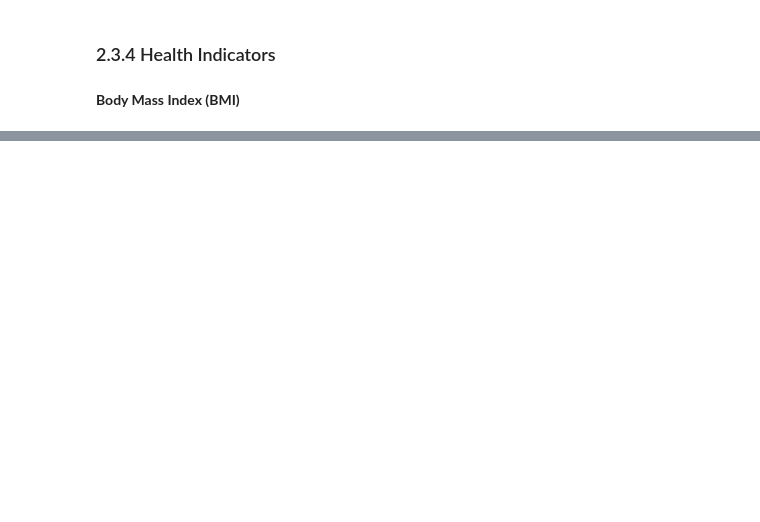
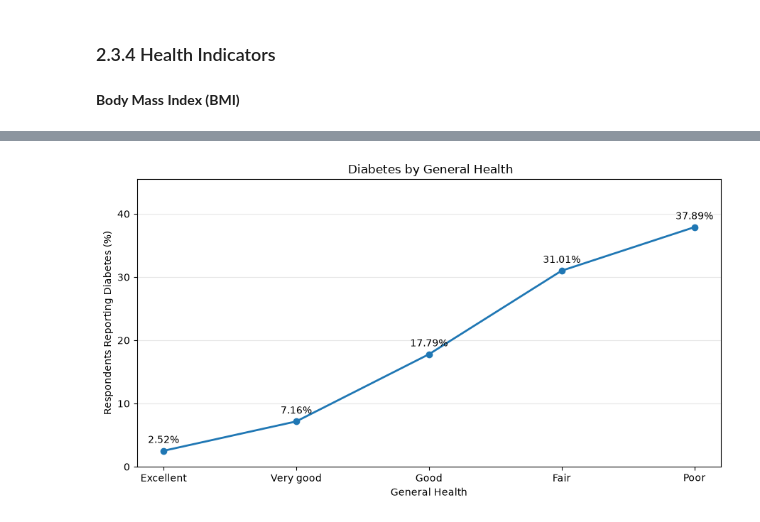
Before and after one commit to Ahmad-1031/DA_CA2, a Jupyter notebook: Notebooks/diabetes_crisp_dm.ipynb, the cells around one changed output, grey strips where cells are left out. Drawn from its saved outputs; the diff is of its cells as text; code cells hidden in the pictures; blank space fills up the shorter version.

```diff
--- a/Notebooks/diabetes_crisp_dm.ipynb
+++ b/Notebooks/diabetes_crisp_dm.ipynb
@@ -681,0 +861,32 @@ There is a difference of 9.53 percentage points between the two groups. The perc
+# %%
+
+plt.figure(figsize=(9, 5))
+
+plt.plot(
+    health_summary.index,
+    health_summary["Diabetes_Percentage"],
+    marker="o",
+    linewidth=2
+)
+
+# Add percentage labels above each point
+for category, percentage in health_summary["Diabetes_Percentage"].items():
+    plt.annotate(
+        f"{percentage:.2f}%",
+        (category, percentage),
+        xytext=(0, 8),
+        textcoords="offset points",
+        ha="center"
+    )
+
+plt.title(" Diabetes by General Health")
+plt.xlabel("General Health")
+plt.ylabel("Respondents Reporting Diabetes (%)")
+
+plt.ylim(0, health_summary["Diabetes_Percentage"].max() * 1.2)
+plt.grid(axis="y", alpha=0.3)
+
+plt.tight_layout()
+plt.show()
+# %% [output]
+[figure, added]
```
Also changed, not shown: parts of 8 cells of this notebook.
